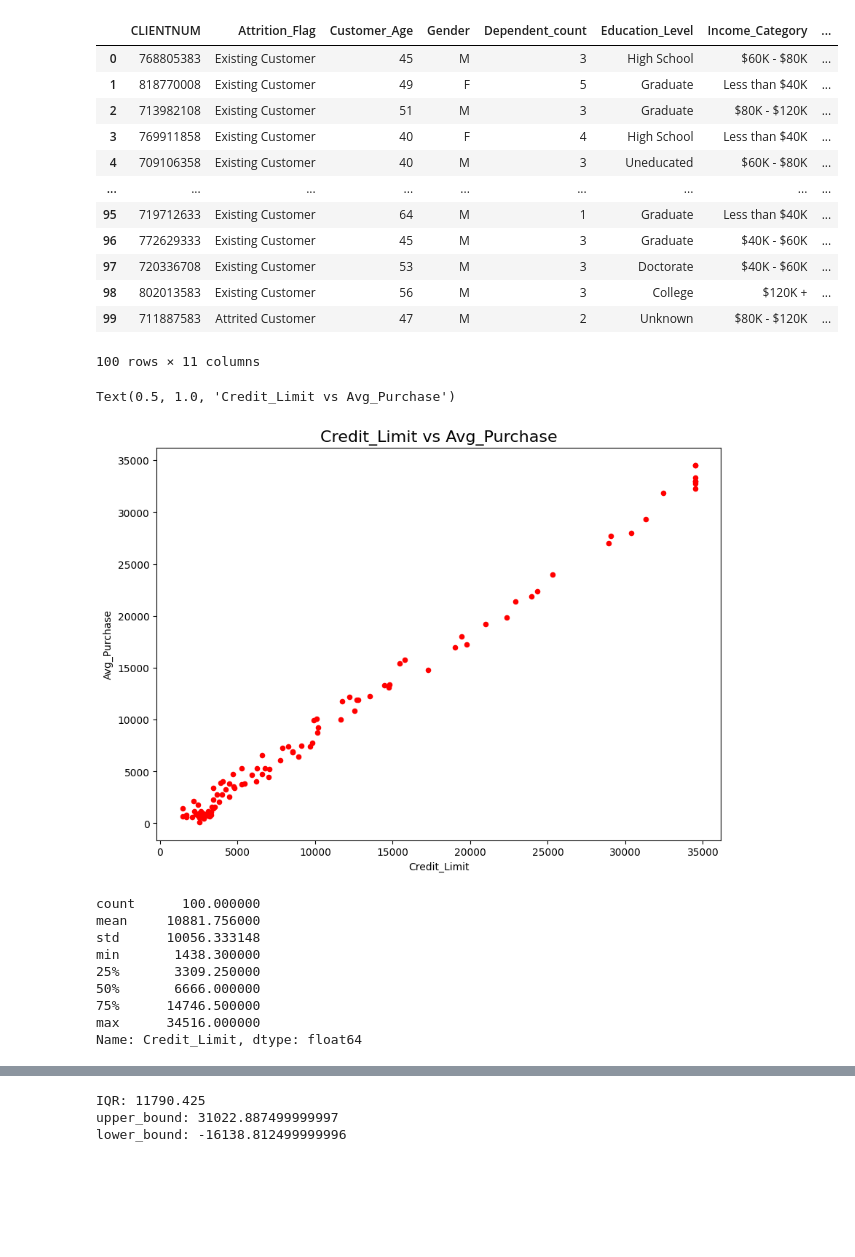
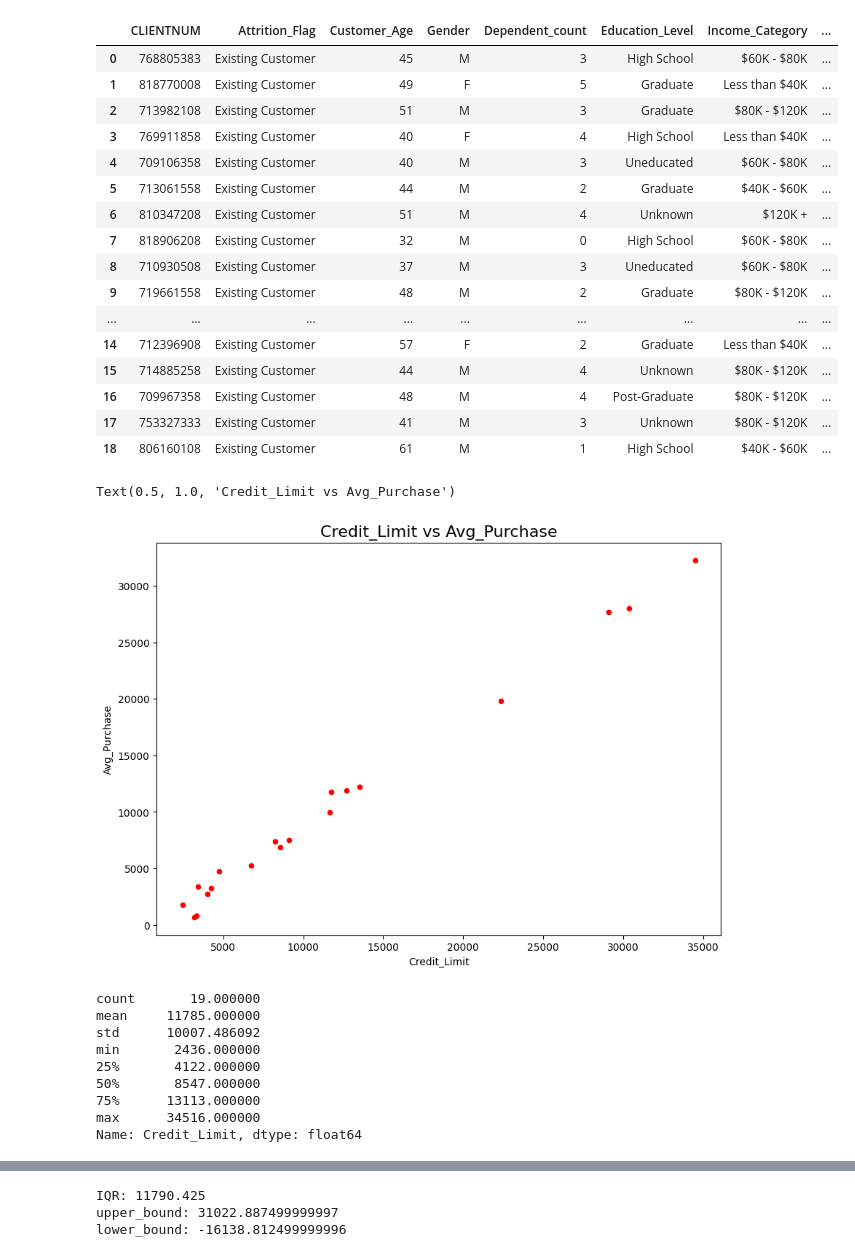
Before and after one commit to surakshagp/python-code-2, a Jupyter notebook: Credit_card_new_4.ipynb, the cells around one changed output, grey strips where cells are left out. Drawn from its saved outputs; the diff is of its cells as text; code cells hidden in the pictures; blank space fills up the shorter version.

```diff
--- a/Credit_card_new_4.ipynb
+++ b/Credit_card_new_4.ipynb
@@ -3,24 +3,28 @@
 # %%
 import pandas as pd
 import matplotlib.pyplot as plt
 import numpy as np
 import matplotlib.cm as cm
-df=pd.read_csv('/content/CreditCard_DV.csv')
+df=pd.read_csv('/content/CreditCard7.csv')
 df
 # %% [output]
 |  | CLIENTNUM | Attrition_Flag | Customer_Age | Gender | Dependent_count | Education_Level | Income_Category | ... |
 | 0 | 768805383 | Existing Customer | 45 | M | 3 | High School | $60K - $80K | ... |
 | 1 | 818770008 | Existing Customer | 49 | F | 5 | Graduate | Less than $40K | ... |
 | 2 | 713982108 | Existing Customer | 51 | M | 3 | Graduate | $80K - $120K | ... |
 | 3 | 769911858 | Existing Customer | 40 | F | 4 | High School | Less than $40K | ... |
 | 4 | 709106358 | Existing Customer | 40 | M | 3 | Uneducated | $60K - $80K | ... |
+| 5 | 713061558 | Existing Customer | 44 | M | 2 | Graduate | $40K - $60K | ... |
+| 6 | 810347208 | Existing Customer | 51 | M | 4 | Unknown | $120K + | ... |
+| 7 | 818906208 | Existing Customer | 32 | M | 0 | High School | $60K - $80K | ... |
+| 8 | 710930508 | Existing Customer | 37 | M | 3 | Uneducated | $60K - $80K | ... |
+| 9 | 719661558 | Existing Customer | 48 | M | 2 | Graduate | $80K - $120K | ... |
 | ... | ... | ... | ... | ... | ... | ... | ... | ... |
-| 95 | 719712633 | Existing Customer | 64 | M | 1 | Graduate | Less than $40K | ... |
-| 96 | 772629333 | Existing Customer | 45 | M | 3 | Graduate | $40K - $60K | ... |
-| 97 | 720336708 | Existing Customer | 53 | M | 3 | Doctorate | $40K - $60K | ... |
-| 98 | 802013583 | Existing Customer | 56 | M | 3 | College | $120K + | ... |
-| 99 | 711887583 | Attrited Customer | 47 | M | 2 | Unknown | $80K - $120K | ... |
+| 14 | 712396908 | Existing Customer | 57 | F | 2 | Graduate | Less than $40K | ... |
+| 15 | 714885258 | Existing Customer | 44 | M | 4 | Unknown | $80K - $120K | ... |
+| 16 | 709967358 | Existing Customer | 48 | M | 4 | Post-Graduate | $80K - $120K | ... |
+| 17 | 753327333 | Existing Customer | 41 | M | 3 | Unknown | $80K - $120K | ... |
+| 18 | 806160108 | Existing Customer | 61 | M | 1 | High School | $40K - $60K | ... |
-100 rows × 11 columns
 # %%
 ax = df.plot("Credit_Limit","Avg_Purchase",kind="scatter", color = "red",marker = "o",figsize=(10,7))
 ax.set_xlabel("Credit_Limit")
@@ -28,17 +32,17 @@ ax.set_ylabel("Avg_Purchase")
 ax.set_title("Credit_Limit vs Avg_Purchase",fontsize=16)
 # %% [output]
 Text(0.5, 1.0, 'Credit_Limit vs Avg_Purchase')
-[figure, old version]
+[figure, new version]
 # %%
 df["Credit_Limit"].describe()
 # %% [output]
-count      100.000000
-mean     10881.756000
-std      10056.333148
-min       1438.300000
-25%       3309.250000
-50%       6666.000000
-75%      14746.500000
+count       19.000000
+mean     11785.000000
+std      10007.486092
+min       2436.000000
+25%       4122.000000
+50%       8547.000000
+75%      13113.000000
 max      34516.000000
 Name: Credit_Limit, dtype: float64
 # %%
```
Also changed, not shown: parts of 6 cells of this notebook.
